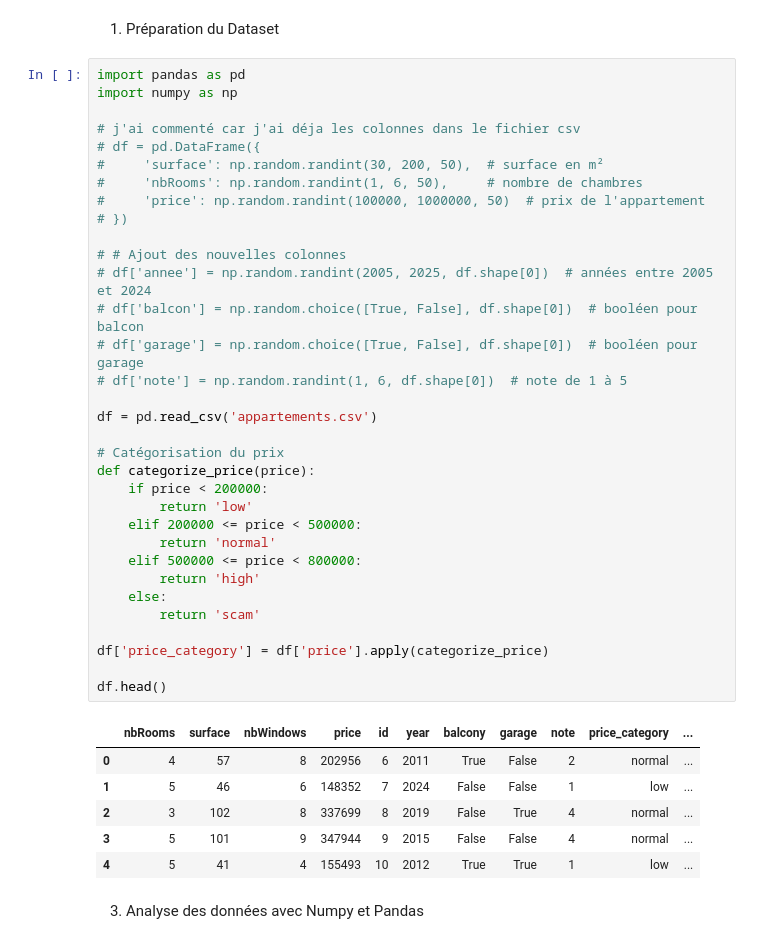
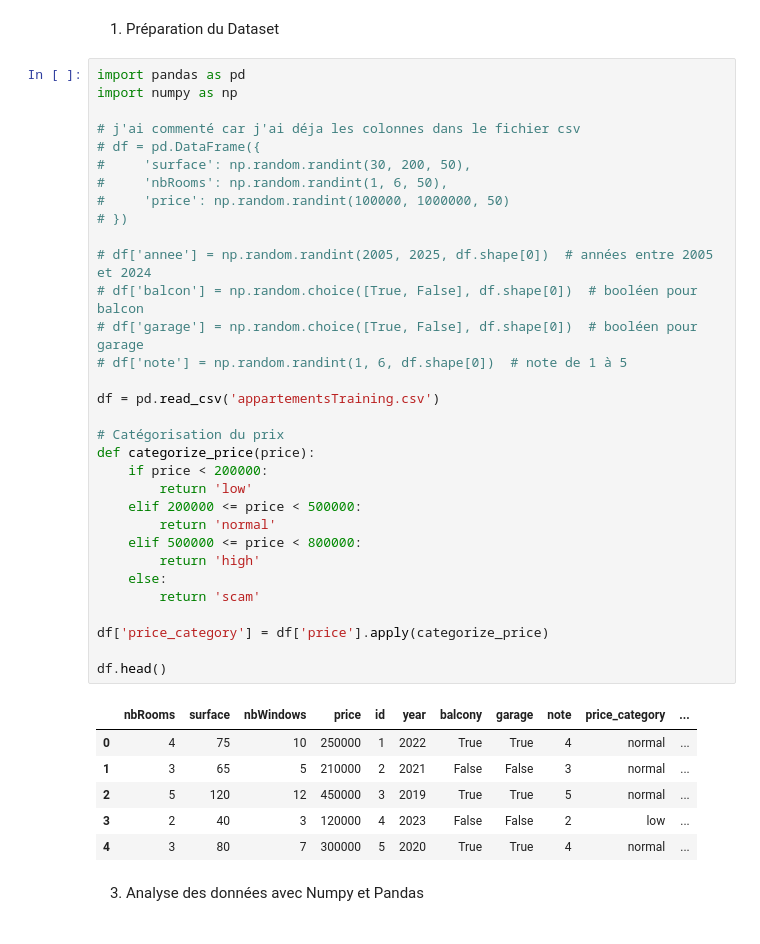
Before and after one commit to mateocarciu/Predictions-IA-Web, a Jupyter notebook: server/exos.ipynb, the cells around one changed output. Saved outputs shown, nothing was run; the diff lists cells and outputs as text.

```diff
--- a/server/exos.ipynb
+++ b/server/exos.ipynb
@@ -3,43 +3,42 @@
 # %%
 import pandas as pd
 import numpy as np
 
 # j'ai commenté car j'ai déja les colonnes dans le fichier csv
 # df = pd.DataFrame({
-#     'surface': np.random.randint(30, 200, 50),  # surface en m²
-#     'nbRooms': np.random.randint(1, 6, 50),     # nombre de chambres
-#     'price': np.random.randint(100000, 1000000, 50)  # prix de l'appartement
+#     'surface': np.random.randint(30, 200, 50),
+#     'nbRooms': np.random.randint(1, 6, 50),
+#     'price': np.random.randint(100000, 1000000, 50)
 # })
 
-# # Ajout des nouvelles colonnes
 # df['annee'] = np.random.randint(2005, 2025, df.shape[0])  # années entre 2005 et 2024
 # df['balcon'] = np.random.choice([True, False], df.shape[0])  # booléen pour balcon
 # df['garage'] = np.random.choice([True, False], df.shape[0])  # booléen pour garage
 # df['note'] = np.random.randint(1, 6, df.shape[0])  # note de 1 à 5
 
-df = pd.read_csv('appartements.csv')
+df = pd.read_csv('appartementsTraining.csv')
 
 # Catégorisation du prix
 def categorize_price(price):
     if price < 200000:
         return 'low'
     elif 200000 <= price < 500000:
         return 'normal'
     elif 500000 <= price < 800000:
         return 'high'
     else:
         return 'scam'
 
 df['price_category'] = df['price'].apply(categorize_price)
 
 df.head()
 # %% [output]
 |  | nbRooms | surface | nbWindows | price | id | year | balcony | garage | note | price_category | ... |
-| 0 | 4 | 57 | 8 | 202956 | 6 | 2011 | True | False | 2 | normal | ... |
-| 1 | 5 | 46 | 6 | 148352 | 7 | 2024 | False | False | 1 | low | ... |
-| 2 | 3 | 102 | 8 | 337699 | 8 | 2019 | False | True | 4 | normal | ... |
-| 3 | 5 | 101 | 9 | 347944 | 9 | 2015 | False | False | 4 | normal | ... |
-| 4 | 5 | 41 | 4 | 155493 | 10 | 2012 | True | True | 1 | low | ... |
+| 0 | 4 | 75 | 10 | 250000 | 1 | 2022 | True | True | 4 | normal | ... |
+| 1 | 3 | 65 | 5 | 210000 | 2 | 2021 | False | False | 3 | normal | ... |
+| 2 | 5 | 120 | 12 | 450000 | 3 | 2019 | True | True | 5 | normal | ... |
+| 3 | 2 | 40 | 3 | 120000 | 4 | 2023 | False | False | 2 | low | ... |
+| 4 | 3 | 80 | 7 | 300000 | 5 | 2020 | True | True | 4 | normal | ... |
 # %% [markdown]
 3. Analyse des données avec Numpy et Pandas
 # %%
```
Also changed, not shown: parts of 8 cells of this notebook, 14 other files.
